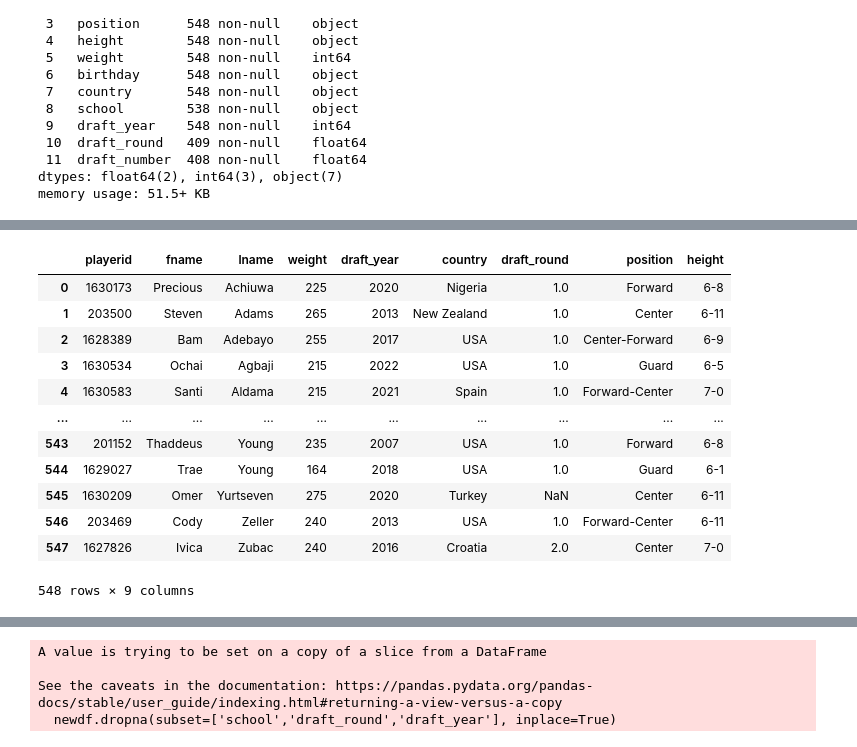
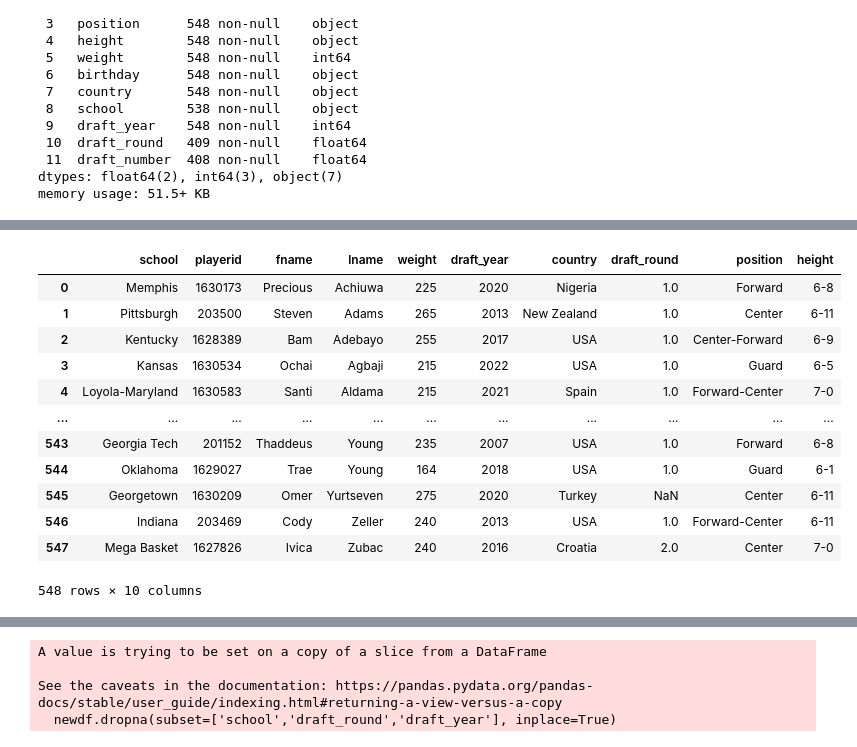
Before and after one commit to AdnanKpodoo/NBA_CaseStudy, a Jupyter notebook: NBAA_Case_Study.ipynb, the cells around one changed output, grey strips where cells are left out. Cells and saved outputs as stored; diff of their text form; code cells hidden in the pictures.

```diff
--- a/NBAA_Case_Study.ipynb
+++ b/NBAA_Case_Study.ipynb
@@ -61,21 +61,21 @@ df.head(10)
 | 9 | 203937 | Kyle | Anderson | Forward-Guard | 6-9 | 230 | 1993-09-20 | USA | UCLA | 2014 | ... |
 # %%
 #Making a subset
-newdf = df[['playerid','fname','lname','weight','draft_year','country','draft_round','position','height']]
+newdf = df[['school', 'playerid','fname','lname','weight','draft_year','country','draft_round','position','height']]
 newdf
 # %% [output]
-|  | playerid | fname | lname | weight | draft_year | country | draft_round | position | height |
-| 0 | 1630173 | Precious | Achiuwa | 225 | 2020 | Nigeria | 1.0 | Forward | 6-8 |
-| 1 | 203500 | Steven | Adams | 265 | 2013 | New Zealand | 1.0 | Center | 6-11 |
-| 2 | 1628389 | Bam | Adebayo | 255 | 2017 | USA | 1.0 | Center-Forward | 6-9 |
-| 3 | 1630534 | Ochai | Agbaji | 215 | 2022 | USA | 1.0 | Guard | 6-5 |
-| 4 | 1630583 | Santi | Aldama | 215 | 2021 | Spain | 1.0 | Forward-Center | 7-0 |
-| ... | ... | ... | ... | ... | ... | ... | ... | ... | ... |
-| 543 | 201152 | Thaddeus | Young | 235 | 2007 | USA | 1.0 | Forward | 6-8 |
-| 544 | 1629027 | Trae | Young | 164 | 2018 | USA | 1.0 | Guard | 6-1 |
-| 545 | 1630209 | Omer | Yurtseven | 275 | 2020 | Turkey | NaN | Center | 6-11 |
-| 546 | 203469 | Cody | Zeller | 240 | 2013 | USA | 1.0 | Forward-Center | 6-11 |
-| 547 | 1627826 | Ivica | Zubac | 240 | 2016 | Croatia | 2.0 | Center | 7-0 |
+|  | school | playerid | fname | lname | weight | draft_year | country | draft_round | position | height |
+| 0 | Memphis | 1630173 | Precious | Achiuwa | 225 | 2020 | Nigeria | 1.0 | Forward | 6-8 |
+| 1 | Pittsburgh | 203500 | Steven | Adams | 265 | 2013 | New Zealand | 1.0 | Center | 6-11 |
+| 2 | Kentucky | 1628389 | Bam | Adebayo | 255 | 2017 | USA | 1.0 | Center-Forward | 6-9 |
+| 3 | Kansas | 1630534 | Ochai | Agbaji | 215 | 2022 | USA | 1.0 | Guard | 6-5 |
+| 4 | Loyola-Maryland | 1630583 | Santi | Aldama | 215 | 2021 | Spain | 1.0 | Forward-Center | 7-0 |
+| ... | ... | ... | ... | ... | ... | ... | ... | ... | ... | ... |
+| 543 | Georgia Tech | 201152 | Thaddeus | Young | 235 | 2007 | USA | 1.0 | Forward | 6-8 |
+| 544 | Oklahoma | 1629027 | Trae | Young | 164 | 2018 | USA | 1.0 | Guard | 6-1 |
+| 545 | Georgetown | 1630209 | Omer | Yurtseven | 275 | 2020 | Turkey | NaN | Center | 6-11 |
+| 546 | Indiana | 203469 | Cody | Zeller | 240 | 2013 | USA | 1.0 | Forward-Center | 6-11 |
+| 547 | Mega Basket | 1627826 | Ivica | Zubac | 240 | 2016 | Croatia | 2.0 | Center | 7-0 |
-548 rows × 9 columns
+548 rows × 10 columns
 # %%
 # Here I am making a subset that will only include information starting from the year 2019 and going up.
```
Also changed, not shown: parts of 30 cells of this notebook.
